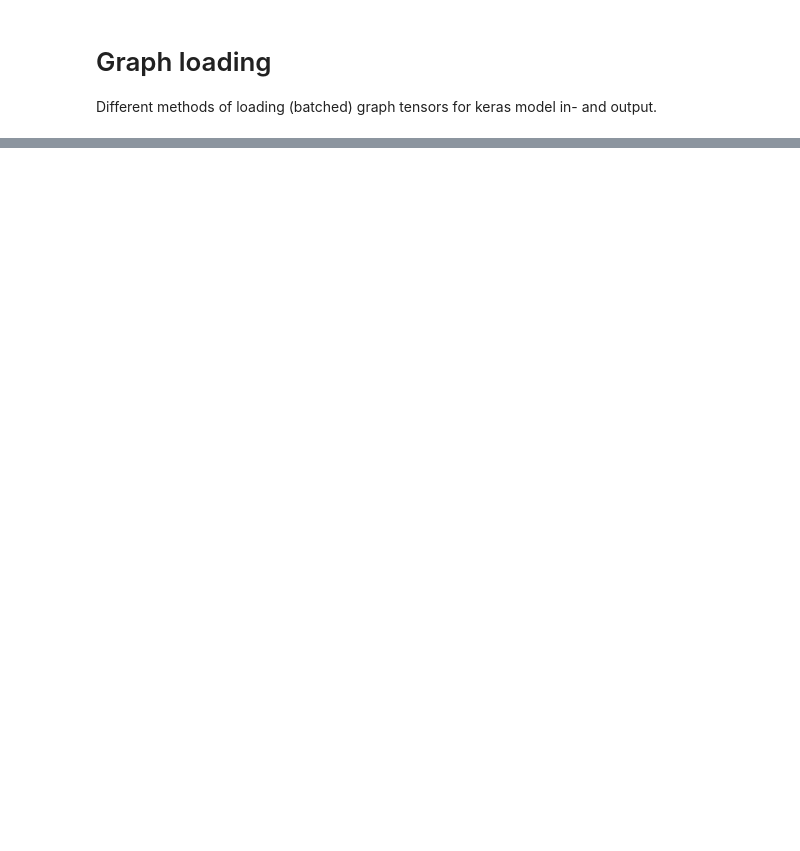
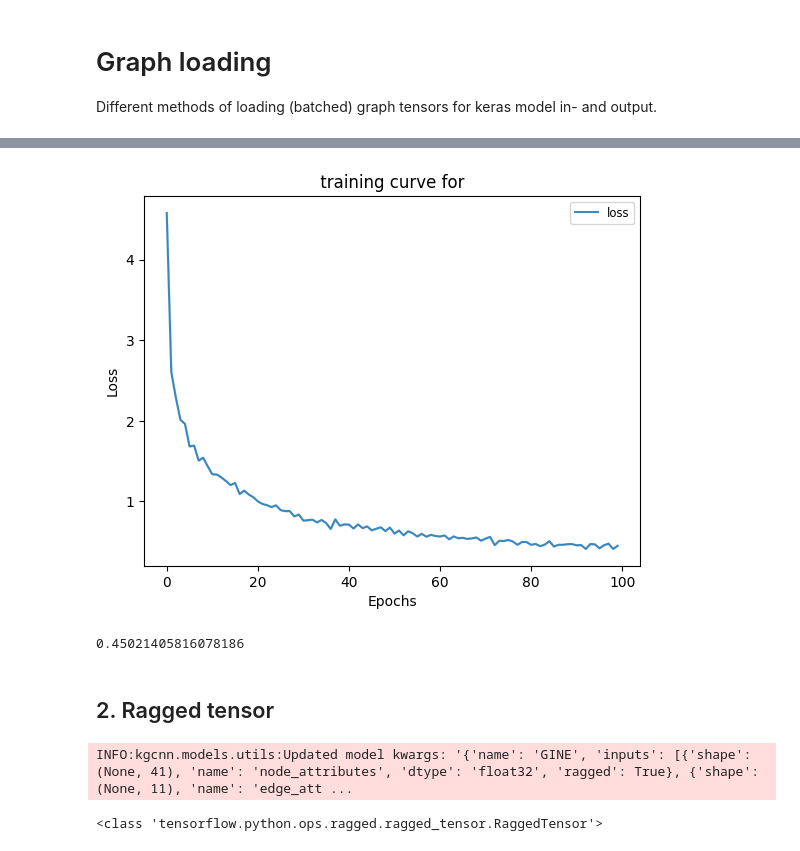
Before and after one commit to aimat-lab/gcnn_keras, a Jupyter notebook: notebooks/tutorial_model_loading_options.ipynb, the cells around one changed output, grey strips where cells are left out. Saved outputs shown, nothing was run; the diff lists cells and outputs as text; code cells hidden in the pictures; blank space fills up the shorter version.

```diff
--- a/notebooks/tutorial_model_loading_options.ipynb
+++ b/notebooks/tutorial_model_loading_options.ipynb
@@ -9,0 +13,3 @@ Using TensorFlow backend
+# %%
+from kgcnn.data.datasets.FreeSolvDataset import FreeSolvDataset
+dataset = FreeSolvDataset()
@@ -10,14 +35,16 @@ Using TensorFlow backend
 # %%
 inputs = [
-    {"shape": (None,), "name": "node_number", "dtype": "int64"},
+    {"shape": (None, 41), "name": "node_attributes", "dtype": "float32"},
+    {"shape": (None, 11), "name": "edge_attributes", "dtype": "float32"},
     {"shape": (None, 2), "name": "edge_indices", "dtype": "int64"},
-    {"shape": (), "name": "total_nodes", "dtype": "int64"},
-    {"shape": (), "name": "total_edges", "dtype": "int64"},
+    {"shape": (), "name": "total_nodes", "dtype": "int64"},  # Or mask
+    {"shape": (), "name": "total_edges", "dtype": "int64"},  # Or mask
 ]
 outputs = {"shape": (1, ), "name": "graph_labels", "dtype": "float32"}
 # %%
 model = make_model(
     inputs=inputs,
+    input_tensor_type="padded",
     output_mlp={"units": 1, "activation": "linear"}
 )
 model.compile(loss="mean_absolute_error")
@@ -25,0 +53,7 @@ INFO:kgcnn.models.utils:Updated model kwargs: '{'name': 'GIN', 'inputs': [{'shap
+# %%
+dataset.map_list(method="count_nodes_and_edges")
+dataset.clean(inputs)
+for i in range(len(dataset)):
+    dataset[i]["graph_labels"] = np.expand_dims(dataset[i]["graph_labels"], axis=-1)
+x_train = dataset.tensor(inputs)
+y_train = dataset.tensor(outputs)
@@ -25,0 +68,9 @@ INFO:kgcnn.models.utils:Updated model kwargs: '{'name': 'GIN', 'inputs': [{'shap
+# %%
+hist = model.fit(x_train, y_train, epochs=100, verbose=0)
+plot_train_test_loss([hist]);
+print(hist.history["loss"][-1])
+# %% [output]
+[figure, added]
+0.45021405816078186
+# %% [markdown]
+## 2. Ragged tensor
@@ -25,0 +84,15 @@ INFO:kgcnn.models.utils:Updated model kwargs: '{'name': 'GIN', 'inputs': [{'shap
+# %%
+model = make_model(
+    inputs=inputs,
+    input_tensor_type="ragged",
+    output_mlp={"units": 1, "activation": "linear"}
+)
+model.compile(loss="mean_absolute_error")
+# %% [output]
+INFO:kgcnn.models.utils:Updated model kwargs: '{'name': 'GINE', 'inputs': [{'shape': (None, 41), 'name': 'node_attributes', 'dtype': 'float32', 'ragged': True}, {'shape': (None, 11), 'name': 'edge_att ...
+# %%
+x_train = dataset.tensor(inputs)
+print(type(x_train[0]))
+y_train = dataset.tensor(outputs)
+# %% [output]
+<class 'tensorflow.python.ops.ragged.ragged_tensor.RaggedTensor'>
```
Also changed, not shown: parts of 12 cells of this notebook, 4 other files.
